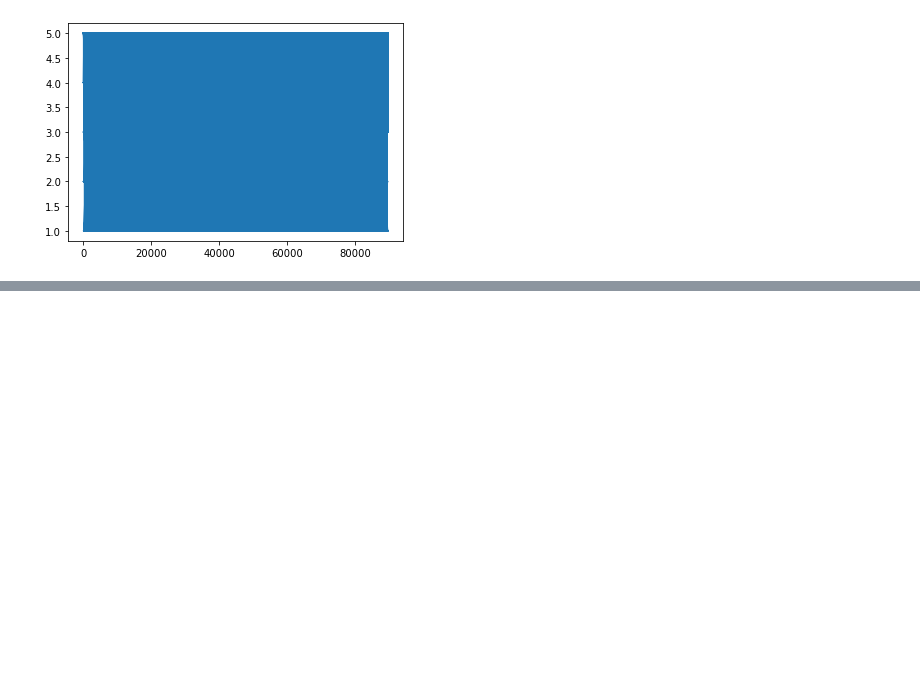
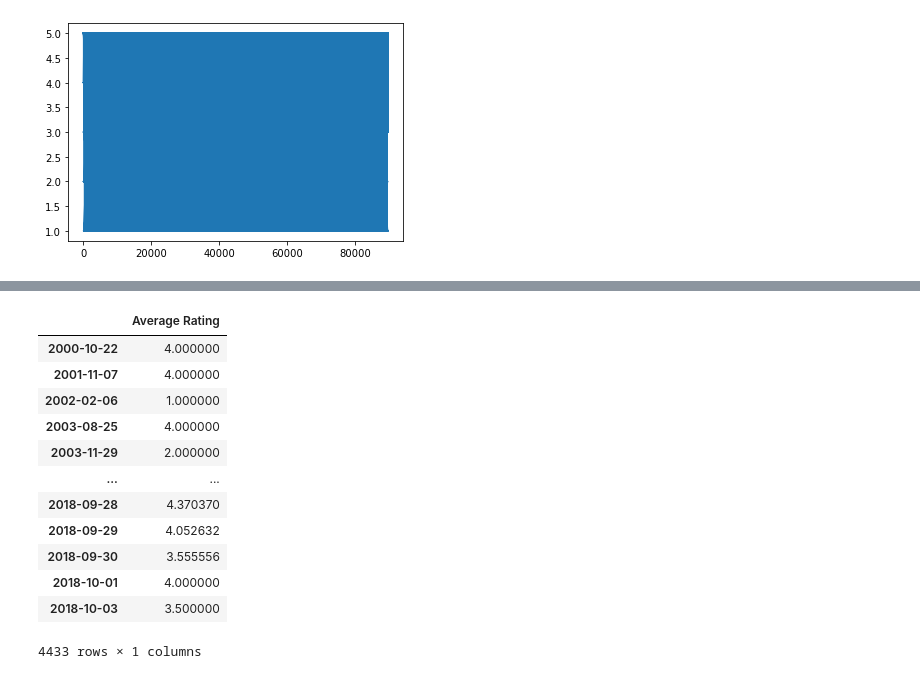
Before and after one commit to medvidov/dsci510final, a Jupyter notebook: HW4/HW 4 Proof of Concept.ipynb, the cells around one changed output, grey strips where cells are left out. Cells and saved outputs as stored; diff of their text form; code cells hidden in the pictures; blank space fills up the shorter version.

```diff
--- a/HW4/HW 4 Proof of Concept.ipynb
+++ b/HW4/HW 4 Proof of Concept.ipynb
@@ -259,0 +336,16 @@ ratings[ratings_keys[0]]['Rating'].plot()
+# %%
+df
+# %% [output]
+|  | Average Rating |
+| 2000-10-22 | 4.000000 |
+| 2001-11-07 | 4.000000 |
+| 2002-02-06 | 1.000000 |
+| 2003-08-25 | 4.000000 |
+| 2003-11-29 | 2.000000 |
+| ... | ... |
+| 2018-09-28 | 4.370370 |
+| 2018-09-29 | 4.052632 |
+| 2018-09-30 | 3.555556 |
+| 2018-10-01 | 4.000000 |
+| 2018-10-03 | 3.500000 |
+4433 rows × 1 columns
```
Also changed, not shown: parts of 9 cells of this notebook.
